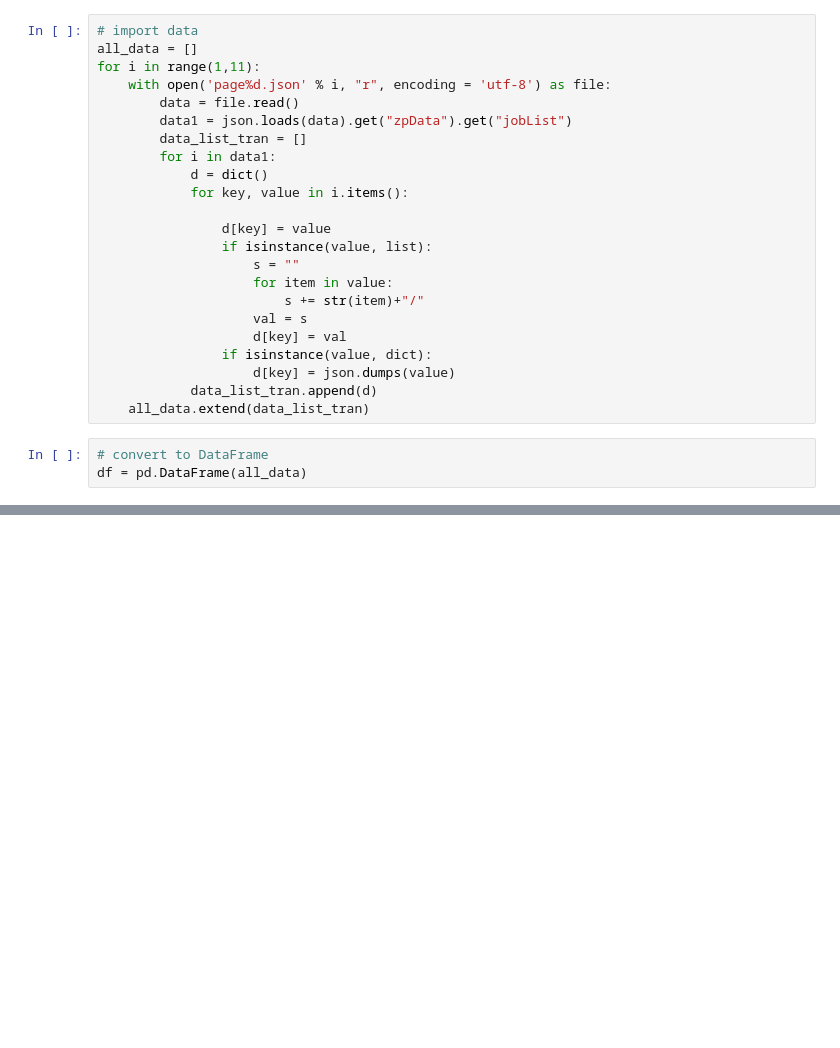
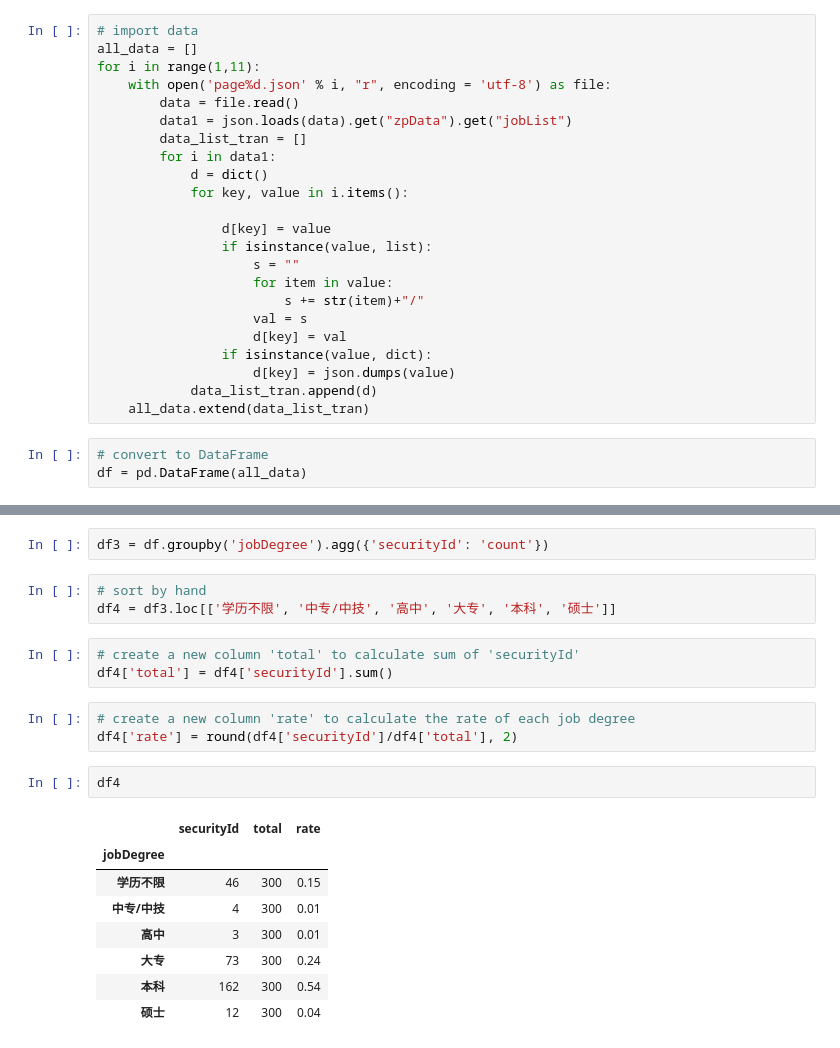
Before and after one commit to shanshanli-nov/BossDataAnalysis, a Jupyter notebook: final_analysis_report.ipynb, the cells around one changed output, grey strips where cells are left out. Saved outputs shown, nothing was run; the diff lists cells and outputs as text; blank space fills up the shorter version.

```diff
--- a/final_analysis_report.ipynb
+++ b/final_analysis_report.ipynb
@@ -33,0 +230,22 @@ df = pd.DataFrame(all_data)
+# %%
+df3 = df.groupby('jobDegree').agg({'securityId': 'count'})
+# %%
+# sort by hand
+df4 = df3.loc[['学历不限', '中专/中技', '高中', '大专', '本科', '硕士']]
+# %%
+# create a new column 'total' to calculate sum of 'securityId'
+df4['total'] = df4['securityId'].sum()
+# %%
+# create a new column 'rate' to calculate the rate of each job degree
+df4['rate'] = round(df4['securityId']/df4['total'], 2)
+# %%
+df4
+# %% [output]
+|  | securityId | total | rate |
+| jobDegree |  |  |  |
+| 学历不限 | 46 | 300 | 0.15 |
+| 中专/中技 | 4 | 300 | 0.01 |
+| 高中 | 3 | 300 | 0.01 |
+| 大专 | 73 | 300 | 0.24 |
+| 本科 | 162 | 300 | 0.54 |
+| 硕士 | 12 | 300 | 0.04 |
```
Also changed, not shown: parts of 56 cells of this notebook.
